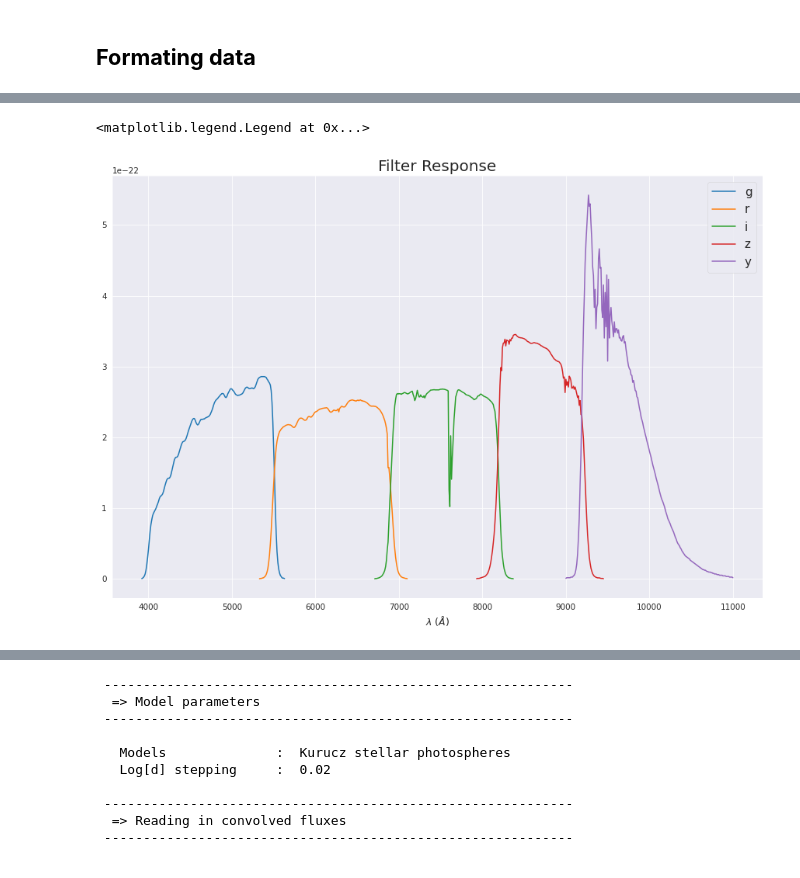
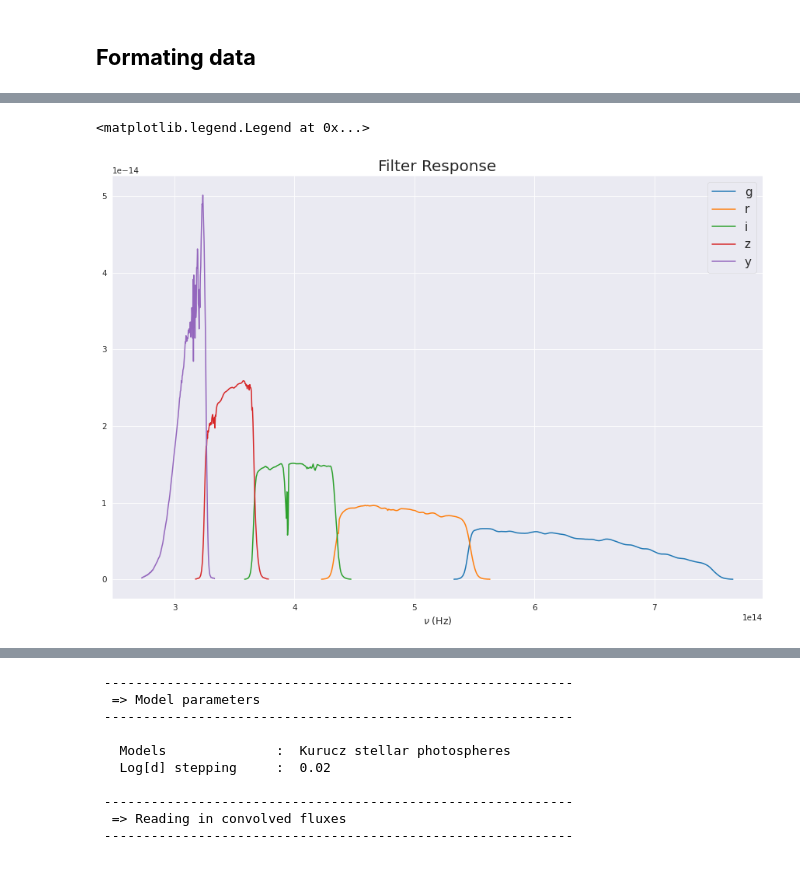
Before and after one commit to Jack3690/INSIST, a Jupyter notebook: UV_Stellar_Catalog.ipynb, the cells around one changed output, grey strips where cells are left out. Cells and saved outputs as stored; diff of their text form; code cells hidden in the pictures.

```diff
--- a/UV_Stellar_Catalog.ipynb
+++ b/UV_Stellar_Catalog.ipynb
@@ -347,13 +361,13 @@ INFO: Rebinning filters [sedfitter.convolve.convolve]
 # %%
 plt.figure(figsize = (15,10))
-plt.plot(PS1g_wl,PS1g.response)
-plt.plot(PS1r_wl,PS1r.response)
-plt.plot(PS1i_wl,PS1i.response)
-plt.plot(PS1z_wl,PS1z.response)
-plt.plot(PS1y_wl,PS1y.response)
-plt.xlabel(r'$\lambda$ ($\AA$)')
+plt.plot(PS1g.nu,PS1g.response)
+plt.plot(PS1r.nu,PS1r.response)
+plt.plot(PS1i.nu,PS1i.response)
+plt.plot(PS1z.nu,PS1z.response)
+plt.plot(PS1y.nu,PS1y.response)
+plt.xlabel(r'$\nu$ (Hz)')
 plt.title('Filter Response',size=20)
 plt.legend(['g','r','i','z','y'])
 # %% [output]
 <matplotlib.legend.Legend at 0x...>
-[figure, old version]
+[figure, new version]
```
Also changed, not shown: parts of 7 cells of this notebook.
